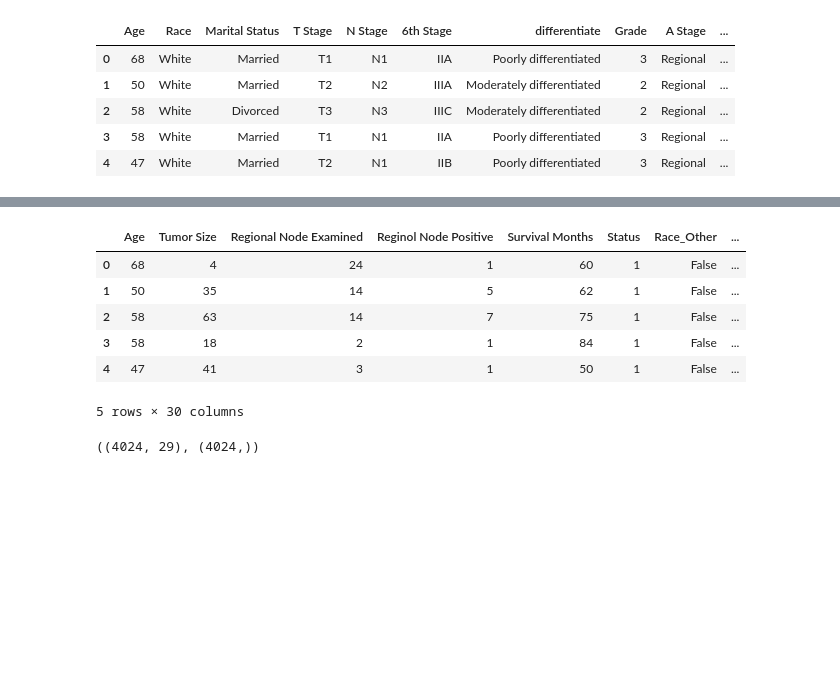
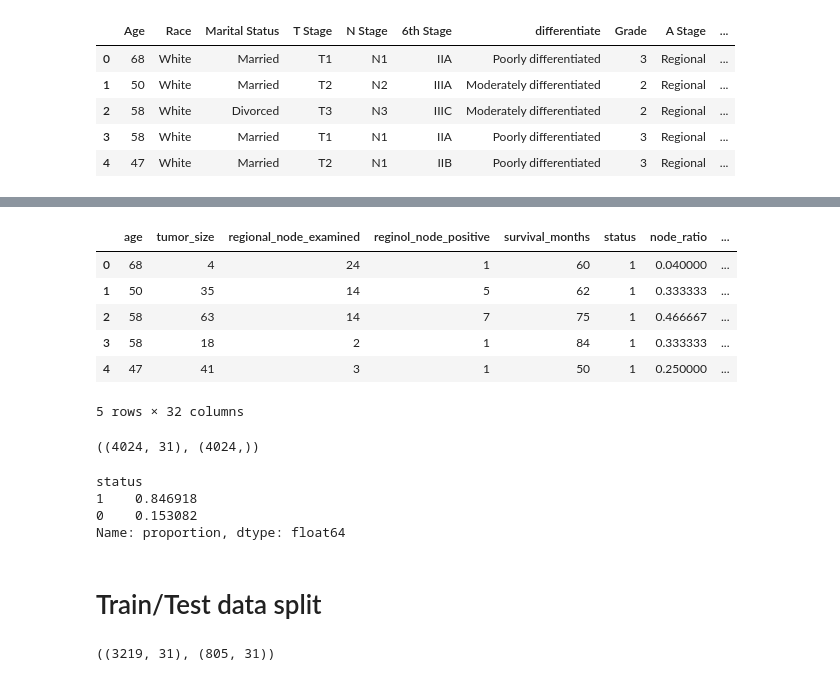
Before and after one commit to Anurangi/ML_Assignment_01, a Jupyter notebook: MS26912134/breast_cancer_prediction_random_forest.ipynb, the cells around one changed output, grey strips where cells are left out. Cells and saved outputs as stored; diff of their text form; code cells hidden in the pictures; blank space fills up the shorter version.

Commit message:
Check for class imbalance
Added markdowns, checked for class imbalance and split dataset into training and testing sets using stratified sampling

```diff
--- a/MS26912134/breast_cancer_prediction_random_forest.ipynb
+++ b/MS26912134/breast_cancer_prediction_random_forest.ipynb
@@ -73,0 +152,6 @@ Name: count, dtype: int64
+# %%
+#Encoding target variable
+df["status"] = df["status"].map({"Alive": 1, "Dead": 0})
+# This is usually done after feature engineering, but in here it's done before because encoded values will be used for correlation mapping
+# %%
+df["status"] = df["status"].astype(int)
@@ -73,0 +163,8 @@ Name: count, dtype: int64
+# %%
+# Ratio of positive nodes to examined nodes
+df["node_ratio"] = df["reginol_node_positive"] / (df["regional_node_examined"] + 1)
+
+# Tumor size relative to age
+df["tumor_size_age_ratio"] = df["tumor_size"] / (df["age"] + 1)
+
+df.head()
@@ -74,4 +198,3 @@ Name: count, dtype: int64
 # %%
 #Identify categorical columns
-cat_cols = df.select_dtypes(include=["object"]).columns
-cat_cols
+cat_cols = df.select_dtypes(include=["object", "string"]).columns
@@ -85,25 +201,46 @@ Index(['Race', 'Marital Status', 'T Stage ', 'N Stage', '6th Stage',
 # %%
-# Apply one-hot encoding
-df = pd.get_dummies(df, columns=cat_cols, drop_first=True)
+# Apply one-hot encoding to categorical features
+df_encoded = pd.get_dummies(df, columns=cat_cols, drop_first=True)
 
-# Check new structure
-df.head()
+df_encoded.head()
 # %% [output]
-|  | Age | Tumor Size | Regional Node Examined | Reginol Node Positive | Survival Months | Status | Race_Other | ... |
-| 0 | 68 | 4 | 24 | 1 | 60 | 1 | False | ... |
-| 1 | 50 | 35 | 14 | 5 | 62 | 1 | False | ... |
-| 2 | 58 | 63 | 14 | 7 | 75 | 1 | False | ... |
-| 3 | 58 | 18 | 2 | 1 | 84 | 1 | False | ... |
-| 4 | 47 | 41 | 3 | 1 | 50 | 1 | False | ... |
+|  | age | tumor_size | regional_node_examined | reginol_node_positive | survival_months | status | node_ratio | ... |
+| 0 | 68 | 4 | 24 | 1 | 60 | 1 | 0.040000 | ... |
+| 1 | 50 | 35 | 14 | 5 | 62 | 1 | 0.333333 | ... |
+| 2 | 58 | 63 | 14 | 7 | 75 | 1 | 0.466667 | ... |
+| 3 | 58 | 18 | 2 | 1 | 84 | 1 | 0.333333 | ... |
+| 4 | 47 | 41 | 3 | 1 | 50 | 1 | 0.250000 | ... |
-5 rows × 30 columns
+5 rows × 32 columns
 # %%
-#Seperate features and target
+# Separate features and target
+X = df_encoded.drop("status", axis=1)
+y = df_encoded["status"]
 
-#Split features and target
-X = df.drop("Status", axis=1)
-y = df["Status"]
-
-#Check shapes
+# Check shapes
 X.shape, y.shape
 # %% [output]
-((4024, 29), (4024,))
+((4024, 31), (4024,))
+# %%
+# Check for class balance
+y.value_counts(normalize=True)
+# %% [output]
+status
+1    0.846918
+0    0.153082
+Name: proportion, dtype: float64
+# %% [markdown]
+# Train/Test data split
+# %%
+from sklearn.model_selection import train_test_split
+
+X_train, X_test, y_train, y_test = train_test_split(
+    X, y,
+    test_size=0.2,
+    random_state=42,
+    stratify=y
+)
+
+# Check sizes
+X_train.shape, X_test.shape
+# %% [output]
+((3219, 31), (805, 31))
```
Also changed, not shown: parts of 39 cells of this notebook.
